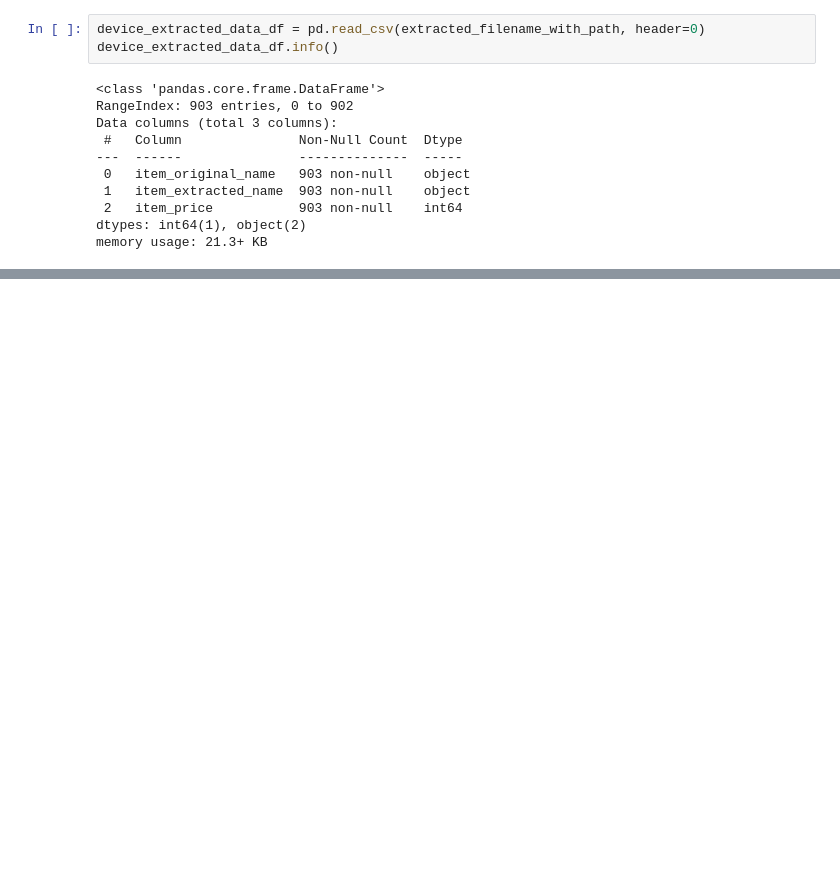
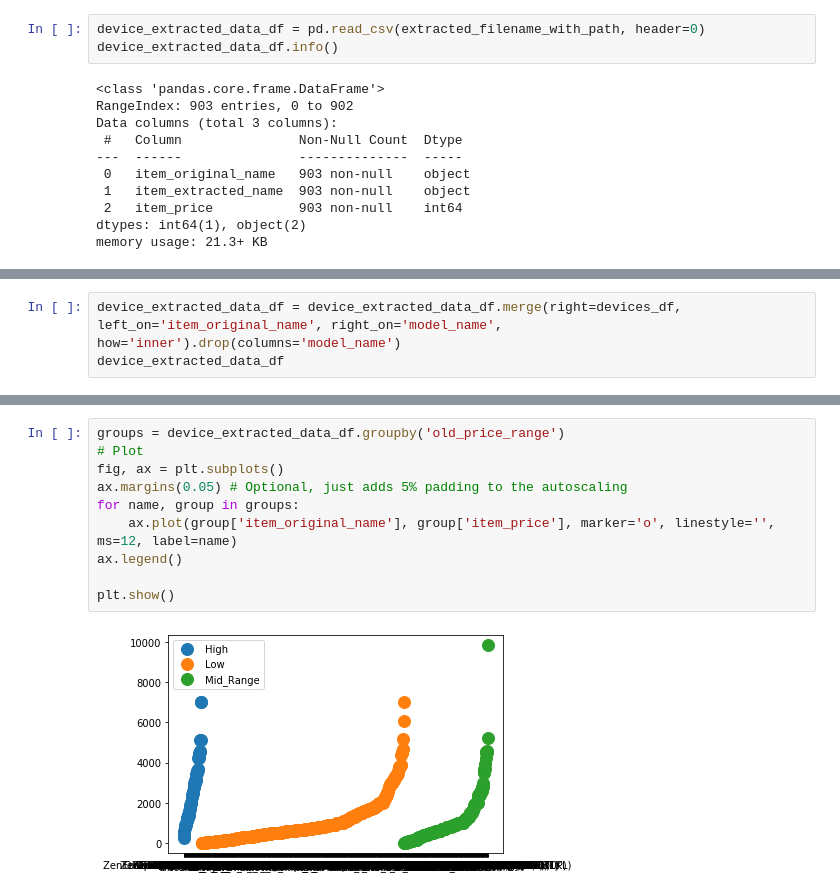
Before and after one commit to thiagolrpinho/phone_prices_crawler, a Jupyter notebook: main.ipynb, the cells around one changed output, grey strips where cells are left out. Saved outputs shown, nothing was run; the diff lists cells and outputs as text; blank space fills up the shorter version.

```diff
--- a/main.ipynb
+++ b/main.ipynb
@@ -179,0 +197,3 @@ extracted_data.head(10)
+# %%
+device_extracted_data_df = device_extracted_data_df.merge(right=devices_df, left_on='item_original_name', right_on='model_name', how='inner').drop(columns='model_name')
+device_extracted_data_df
@@ -179,0 +214,12 @@ extracted_data.head(10)
+# %%
+groups = device_extracted_data_df.groupby('old_price_range')
+# Plot
+fig, ax = plt.subplots()
+ax.margins(0.05) # Optional, just adds 5% padding to the autoscaling
+for name, group in groups:
+    ax.plot(group['item_original_name'], group['item_price'], marker='o', linestyle='', ms=12, label=name)
+ax.legend()
+
+plt.show()
+# %% [output]
+[figure, added]
```
Also changed, not shown: parts of 18 cells of this notebook.
